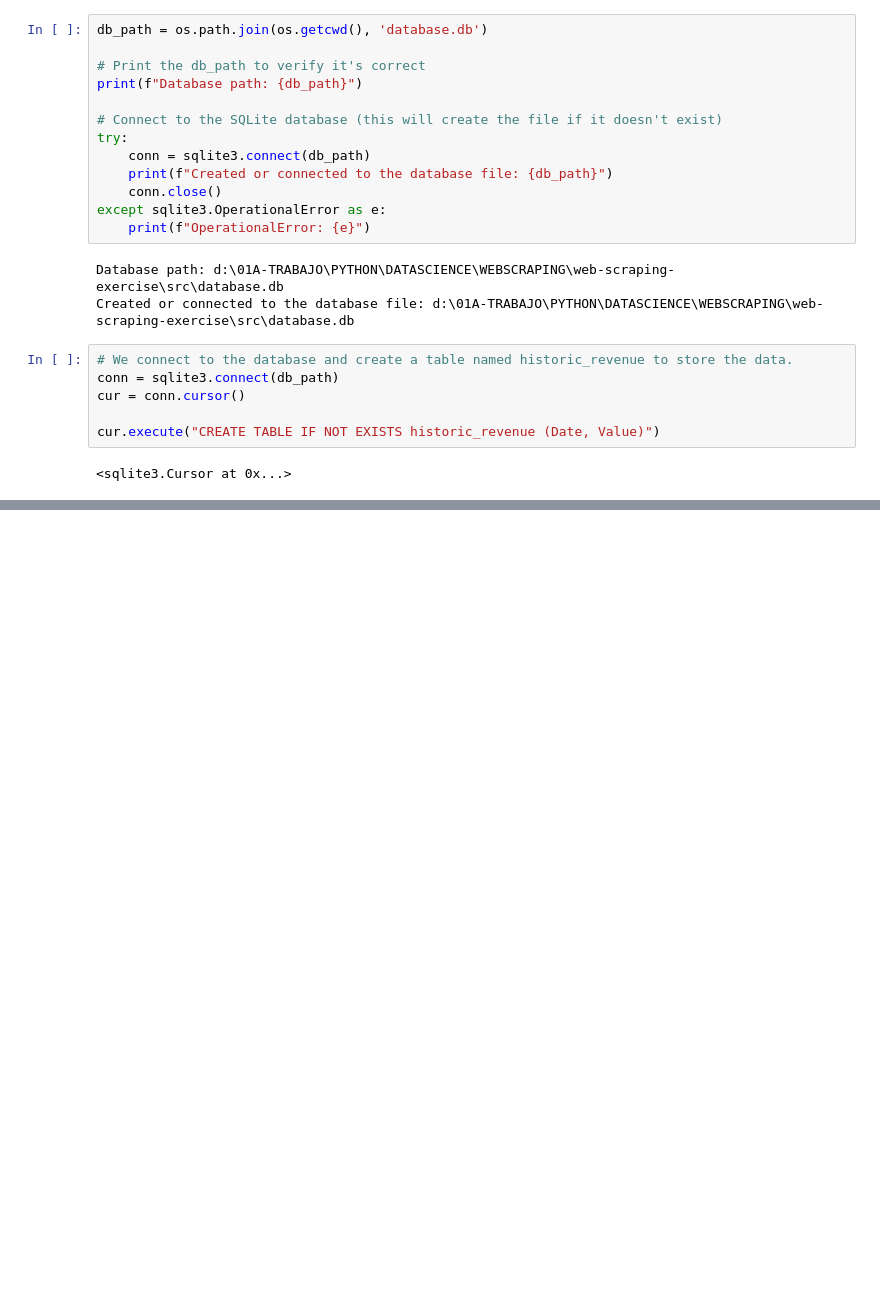
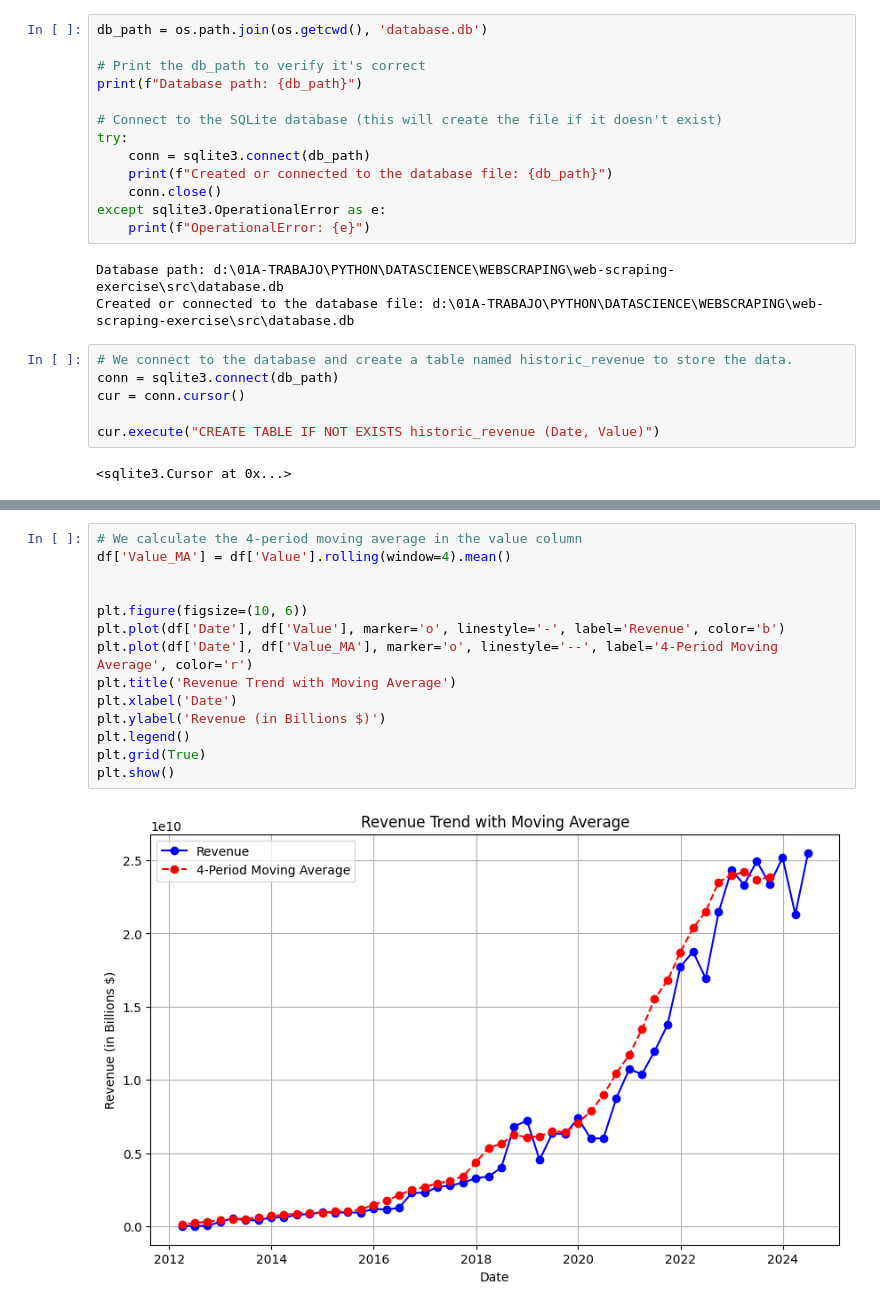
Before and after one commit to GuillePrograma94/web-scraping-exercise, a Jupyter notebook: src/explore.es.ipynb, the cells around one changed output, grey strips where cells are left out. Saved outputs shown, nothing was run; the diff lists cells and outputs as text; blank space fills up the shorter version.

```diff
--- a/src/explore.es.ipynb
+++ b/src/explore.es.ipynb
@@ -232,0 +251,16 @@ PENDIENTE - LIMPIAR LAS FECHAS PARA QUE SEAN dd/mm/aaaa / HACER VISUALES
+# %%
+# We calculate the 4-period moving average in the value column
+df['Value_MA'] = df['Value'].rolling(window=4).mean()
+
+
+plt.figure(figsize=(10, 6))
+plt.plot(df['Date'], df['Value'], marker='o', linestyle='-', label='Revenue', color='b')
+plt.plot(df['Date'], df['Value_MA'], marker='o', linestyle='--', label='4-Period Moving Average', color='r')
+plt.title('Revenue Trend with Moving Average')
+plt.xlabel('Date')
+plt.ylabel('Revenue (in Billions $)')
+plt.legend()
+plt.grid(True)
+plt.show()
+# %% [output]
+[figure, added]
```
Also changed, not shown: parts of 19 cells of this notebook, 1 other file.
